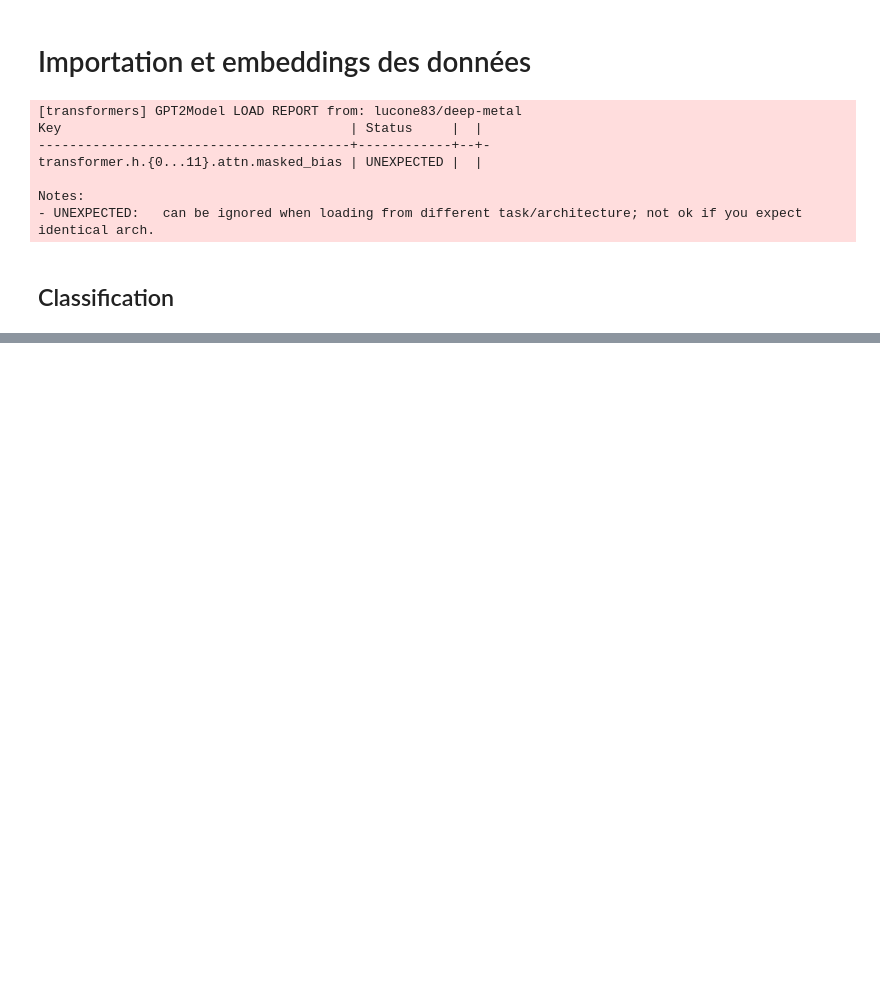
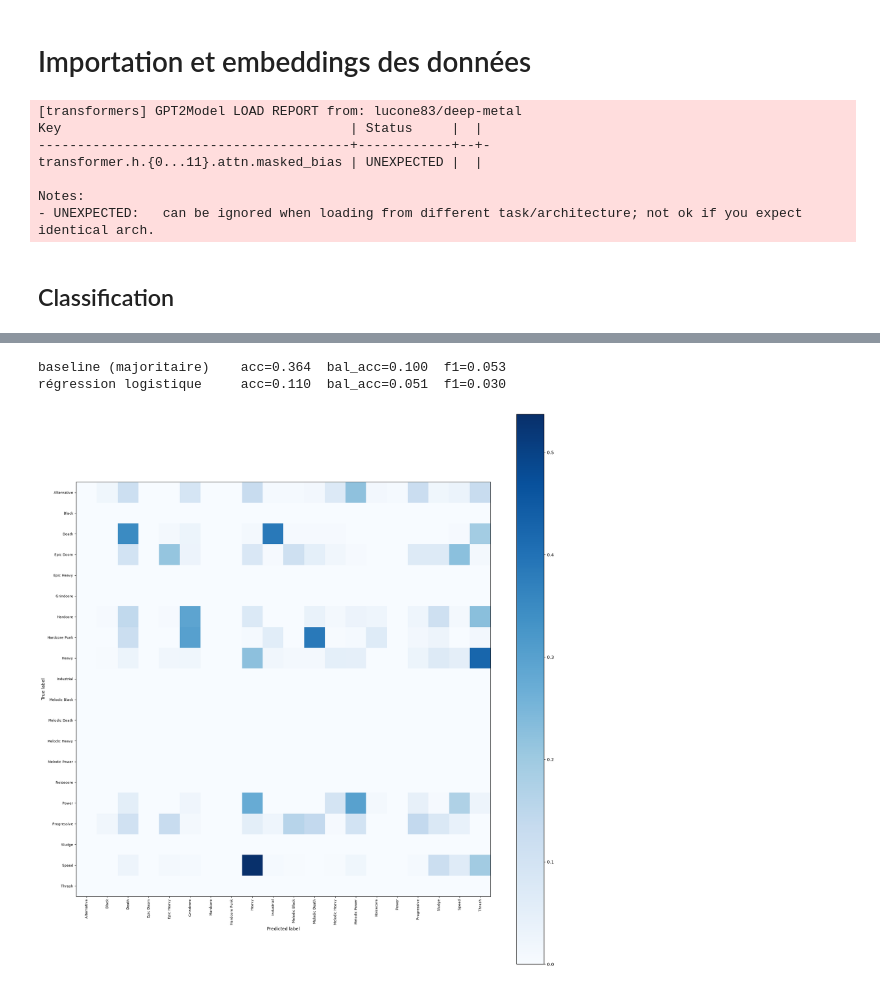
Before and after one commit to Ilyass-42/metal-mining, a Jupyter notebook: Classification_multi.ipynb, the cells around one changed output, grey strips where cells are left out. Cells and saved outputs as stored; diff of their text form; code cells hidden in the pictures; blank space fills up the shorter version.

```diff
--- a/Classification_multi.ipynb
+++ b/Classification_multi.ipynb
@@ -42,0 +120,35 @@ emb = pd.read_csv("embeddings_par_genre_all.csv", index_col=["genre", "artiste",
+# %%
+from sklearn.metrics import accuracy_score, balanced_accuracy_score, f1_score, roc_auc_score
+
+modeles = {
+    "baseline (majoritaire)": base,
+    "régression logistique": model_selectionne,
+}
+
+for nom, m in modeles.items():
+    y_p = m.predict(X_test)
+    y_proba = m.predict_proba(X_test)[:,1]
+    print(f"{nom:25s} acc={accuracy_score(y_test, y_p):.3f}  "
+          f"bal_acc={balanced_accuracy_score(y_test, y_p):.3f}  "
+          f"f1={f1_score(y_test, y_p, average='macro'):.3f} ")
+# %% [output]
+baseline (majoritaire)    acc=0.364  bal_acc=0.100  f1=0.053
+régression logistique     acc=0.110  bal_acc=0.051  f1=0.030
+# %%
+from sklearn.metrics import ConfusionMatrixDisplay
+y_pred_valid = model_selectionne.predict(X_val)
+fig, ax = plt.subplots(figsize=(18, 18))
+ConfusionMatrixDisplay.from_predictions(
+    y_val, y_pred_valid,
+    normalize="true",
+    include_values=False,
+    xticks_rotation=90,
+    cmap="Blues",
+    ax=ax,
+    colorbar=True,
+)
+ax.tick_params(axis="both", labelsize=8)
+plt.tight_layout()
+plt.show()
+# %% [output]
+[figure, added]
```
Also changed, not shown: parts of 5 cells of this notebook.
